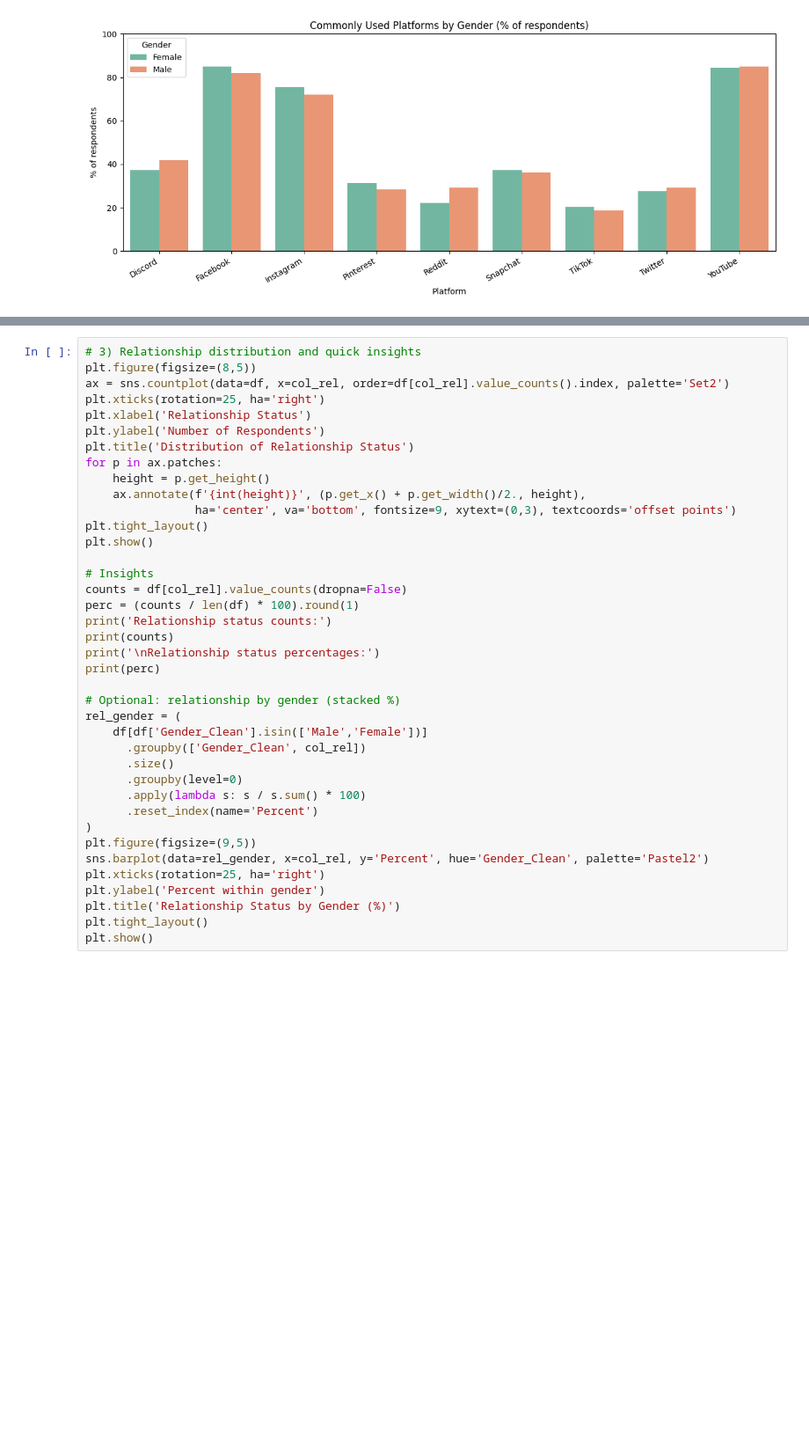
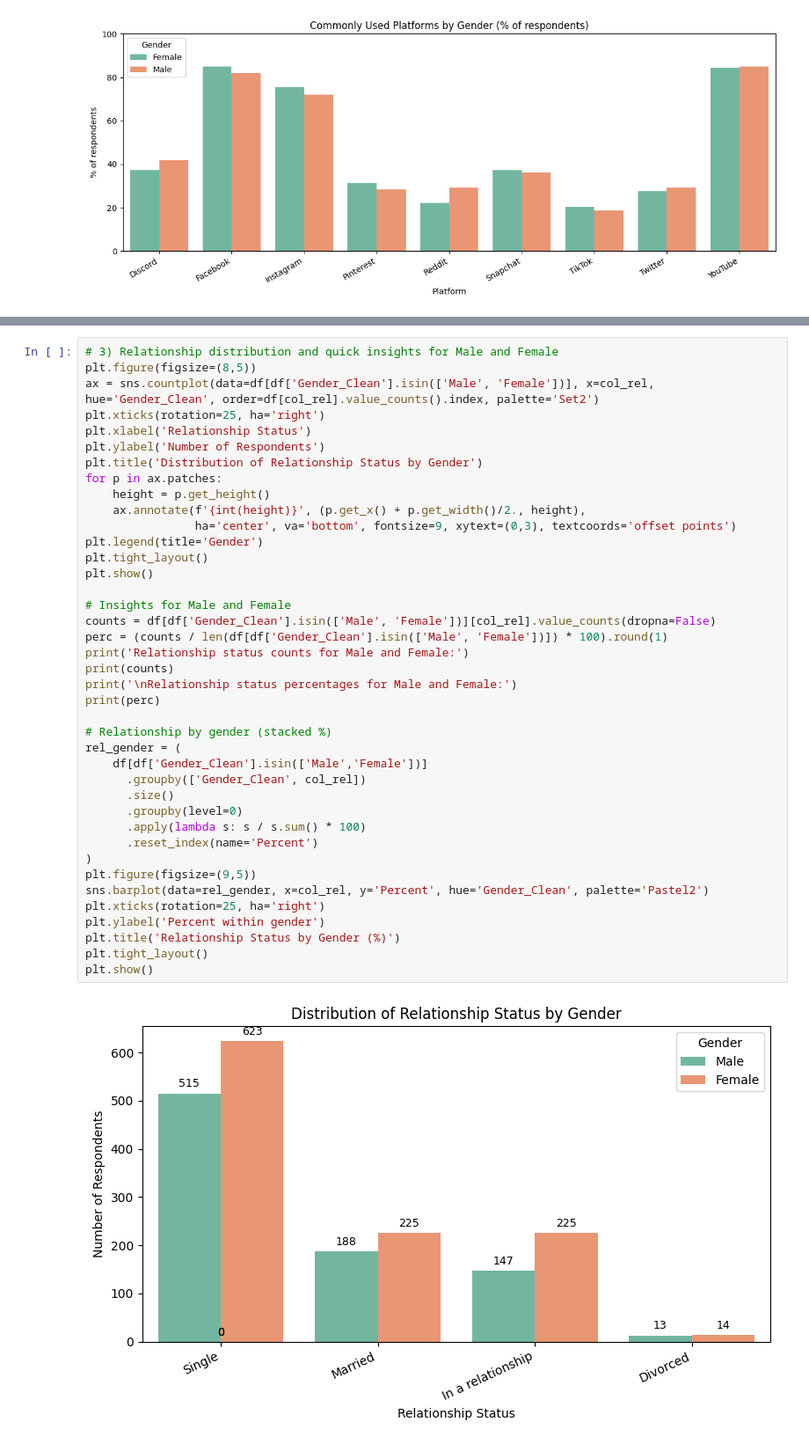
Before and after one commit to TasnimulIntazamAsif/Social_Media_Addiction, a Jupyter notebook: SMMH_Visuals_2.ipynb, the cells around one changed output, grey strips where cells are left out. Shown: that part at 88% size. Drawn from its saved outputs; the diff is of its cells as text; blank space fills up the shorter version.

```diff
--- a/SMMH_Visuals_2.ipynb
+++ b/SMMH_Visuals_2.ipynb
@@ -114,40 +112,42 @@ Passing `palette` without assigning `hue` is deprecated and will be removed in v
 # %%
-# 3) Relationship distribution and quick insights
+# 3) Relationship distribution and quick insights for Male and Female
 plt.figure(figsize=(8,5))
-ax = sns.countplot(data=df, x=col_rel, order=df[col_rel].value_counts().index, palette='Set2')
+ax = sns.countplot(data=df[df['Gender_Clean'].isin(['Male', 'Female'])], x=col_rel, hue='Gender_Clean', order=df[col_rel].value_counts().index, palette='Set2')
 plt.xticks(rotation=25, ha='right')
 plt.xlabel('Relationship Status')
 plt.ylabel('Number of Respondents')
-plt.title('Distribution of Relationship Status')
+plt.title('Distribution of Relationship Status by Gender')
 for p in ax.patches:
     height = p.get_height()
     ax.annotate(f'{int(height)}', (p.get_x() + p.get_width()/2., height),
                 ha='center', va='bottom', fontsize=9, xytext=(0,3), textcoords='offset points')
+plt.legend(title='Gender')
 plt.tight_layout()
 plt.show()
 
-# Insights
-counts = df[col_rel].value_counts(dropna=False)
-perc = (counts / len(df) * 100).round(1)
-print('Relationship status counts:')
+# Insights for Male and Female
+counts = df[df['Gender_Clean'].isin(['Male', 'Female'])][col_rel].value_counts(dropna=False)
+perc = (counts / len(df[df['Gender_Clean'].isin(['Male', 'Female'])]) * 100).round(1)
+print('Relationship status counts for Male and Female:')
 print(counts)
-print('\nRelationship status percentages:')
+print('\nRelationship status percentages for Male and Female:')
 print(perc)
 
-# Optional: relationship by gender (stacked %)
+# Relationship by gender (stacked %)
 rel_gender = (
     df[df['Gender_Clean'].isin(['Male','Female'])]
       .groupby(['Gender_Clean', col_rel])
       .size()
       .groupby(level=0)
       .apply(lambda s: s / s.sum() * 100)
       .reset_index(name='Percent')
 )
 plt.figure(figsize=(9,5))
 sns.barplot(data=rel_gender, x=col_rel, y='Percent', hue='Gender_Clean', palette='Pastel2')
 plt.xticks(rotation=25, ha='right')
 plt.ylabel('Percent within gender')
 plt.title('Relationship Status by Gender (%)')
 plt.tight_layout()
 plt.show()
 # %% [output]
+[figure, new version]
```
Also changed, not shown: parts of 4 cells of this notebook, 5 other files.
